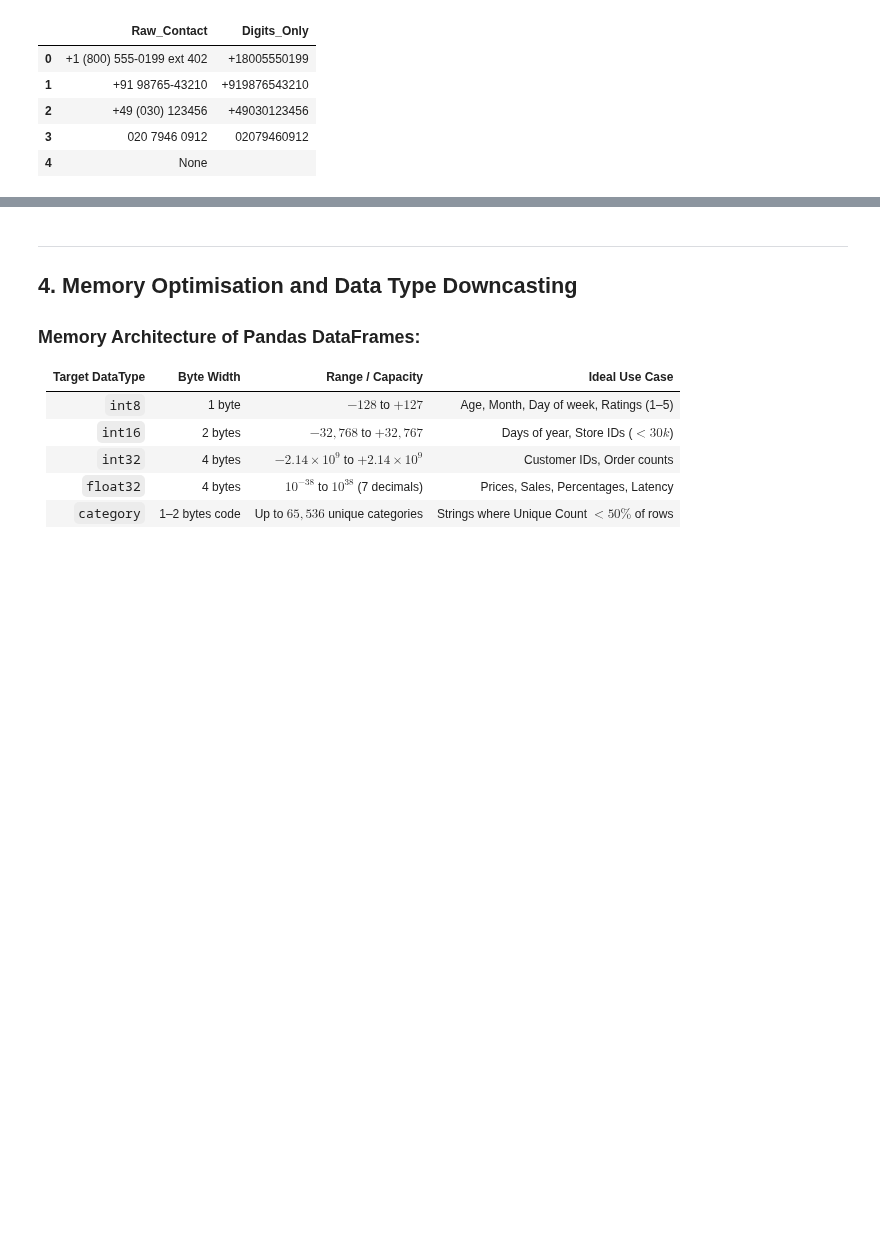
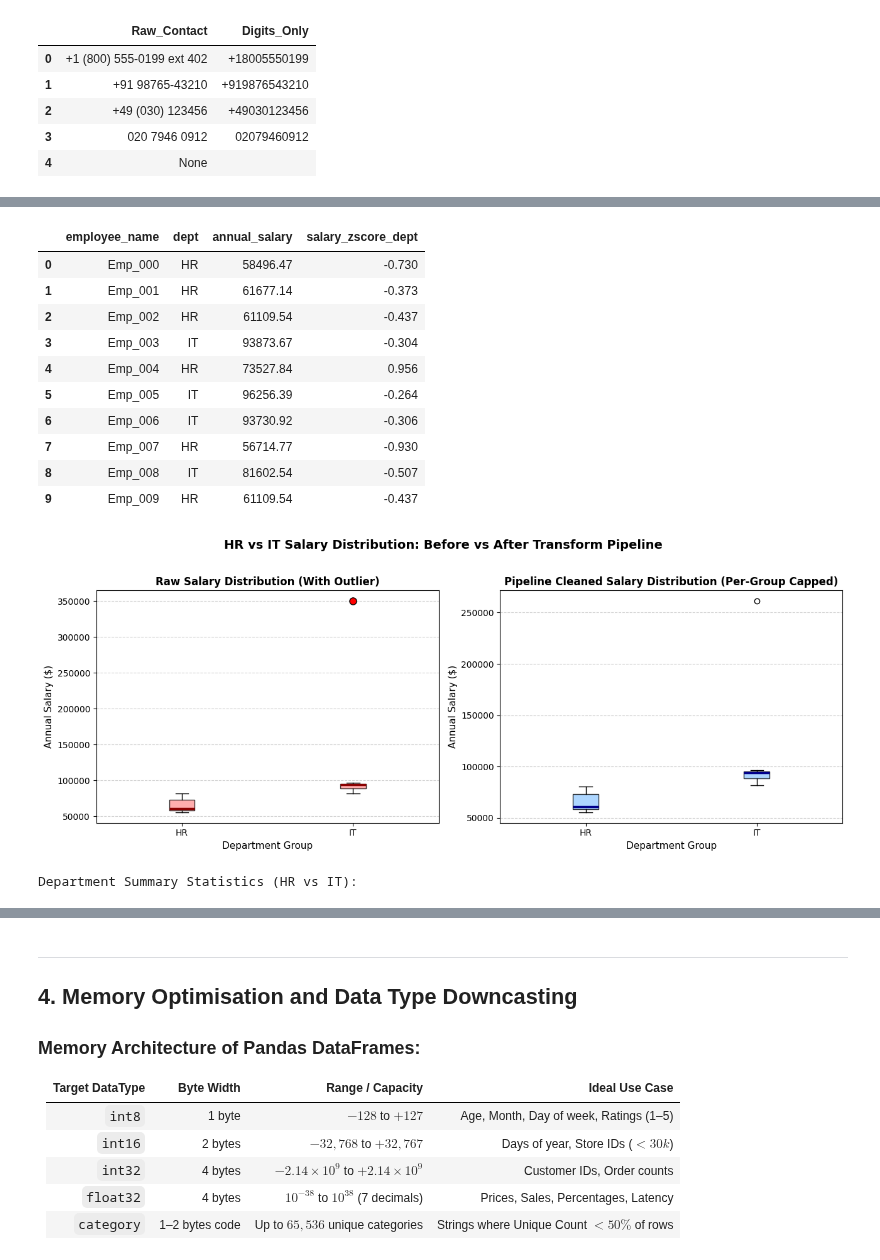
Before and after one commit to Abiads/CDAC-Data-Analytics, a Jupyter notebook: Day9/data_wrangling/01_data_wrangling.ipynb, the cells around one changed output, grey strips where cells are left out. Drawn from its saved outputs; the diff is of its cells as text; code cells hidden in the pictures; blank space fills up the shorter version.

```diff
--- a/Day9/data_wrangling/01_data_wrangling.ipynb
+++ b/Day9/data_wrangling/01_data_wrangling.ipynb
@@ -810,0 +786,64 @@ Pipeline Execution Completed Cleanly. Verified Zero NaNs.
+# %%
+print("=" * 80)
+print("MODULE 3.3: EXECUTING PIPELINE & BOXPLOT FOR EVERY GROUP (HR vs IT)")
+print("=" * 80)
+
+# Execute full declarative method-chaining pipeline
+df_pipeline_clean = (
+    df_pipeline_raw
+    .pipe(clean_headers_and_strings)
+    .pipe(impute_departmental_median, group_col='dept', col='annual_salary')
+    .pipe(winsorize_salary, col='annual_salary', group_col='dept')
+    .pipe(calculate_dept_zscore)
+    .pipe(validate_schema)
+)
+
+print("Cleaned HR & IT Dataset with Within-Group Z-Scores:")
+display(df_pipeline_clean.head(10))
+
+# ==============================================================================
+# BOXPLOT FOR EVERY GROUP: HR vs IT SALARY (RAW vs CLEANED)
+# ==============================================================================
+fig, axes = plt.subplots(1, 2, figsize=(13, 5))
+
+# 1. Raw Boxplot (Shows the $350k extreme outlier)
+raw_hr = df_pipeline_raw[df_pipeline_raw['DEPT'] == 'HR']['Annual Salary ($)'].dropna()
+raw_it = df_pipeline_raw[df_pipeline_raw['DEPT'] == 'IT']['Annual Salary ($)'].dropna()
+
+bp1 = axes[0].boxplot([raw_hr, raw_it], tick_labels=['HR', 'IT'], patch_artist=True,
+                      boxprops=dict(facecolor='#ff9999', alpha=0.8, color='black'),
+                      medianprops=dict(color='darkred', linewidth=2.5),
+                      flierprops=dict(marker='o', markerfacecolor='red', markersize=8))
+axes[0].set_title('Raw Salary Distribution (With Outlier)', fontsize=12, fontweight='bold')
+axes[0].set_ylabel('Annual Salary ($)', fontsize=11)
+axes[0].set_xlabel('Department Group', fontsize=11)
+axes[0].grid(axis='y', linestyle='--', alpha=0.6)
+
+# 2. Pipeline Cleaned Boxplot (Group-specific median imputed and winsorized)
+clean_hr = df_pipeline_clean[df_pipeline_clean['dept'] == 'HR']['annual_salary']
+clean_it = df_pipeline_clean[df_pipeline_clean['dept'] == 'IT']['annual_salary']
+
+bp2 = axes[1].boxplot([clean_hr, clean_it], tick_labels=['HR', 'IT'], patch_artist=True,
+                      boxprops=dict(facecolor='#99ccff', alpha=0.8, color='black'),
+                      medianprops=dict(color='darkblue', linewidth=2.5))
+axes[1].set_title('Pipeline Cleaned Salary Distribution (Per-Group Capped)', fontsize=12, fontweight='bold')
+axes[1].set_ylabel('Annual Salary ($)', fontsize=11)
+axes[1].set_xlabel('Department Group', fontsize=11)
+axes[1].grid(axis='y', linestyle='--', alpha=0.6)
+
+plt.suptitle('HR vs IT Salary Distribution: Before vs After Transform Pipeline', fontsize=14, fontweight='bold', y=1.02)
+plt.tight_layout()
+plt.show()
+
+# Summary Statistics by Group
+print("\nDepartment Summary Statistics (HR vs IT):")
+dept_summary = df_pipeline_clean.groupby('dept')['annual_salary'].agg(
+    Count='count',
+    Mean='mean',
+    Median='median',
+    Std='std',
+    Min='min',
+    Max='max'
+).round(2)
+display(dept_summary)
+# %% [output]
@@ -810,0 +854,13 @@ Pipeline Execution Completed Cleanly. Verified Zero NaNs.
+|  | employee_name | dept | annual_salary | salary_zscore_dept |
+| 0 | Emp_000 | HR | 58496.47 | -0.730 |
+| 1 | Emp_001 | HR | 61677.14 | -0.373 |
+| 2 | Emp_002 | HR | 61109.54 | -0.437 |
+| 3 | Emp_003 | IT | 93873.67 | -0.304 |
+| 4 | Emp_004 | HR | 73527.84 | 0.956 |
+| 5 | Emp_005 | IT | 96256.39 | -0.264 |
+| 6 | Emp_006 | IT | 93730.92 | -0.306 |
+| 7 | Emp_007 | HR | 56714.77 | -0.930 |
+| 8 | Emp_008 | IT | 81602.54 | -0.507 |
+| 9 | Emp_009 | HR | 61109.54 | -0.437 |
+[figure, added]
+Department Summary Statistics (HR vs IT):
```
Also changed, not shown: parts of 8 cells of this notebook, 1 other file.
